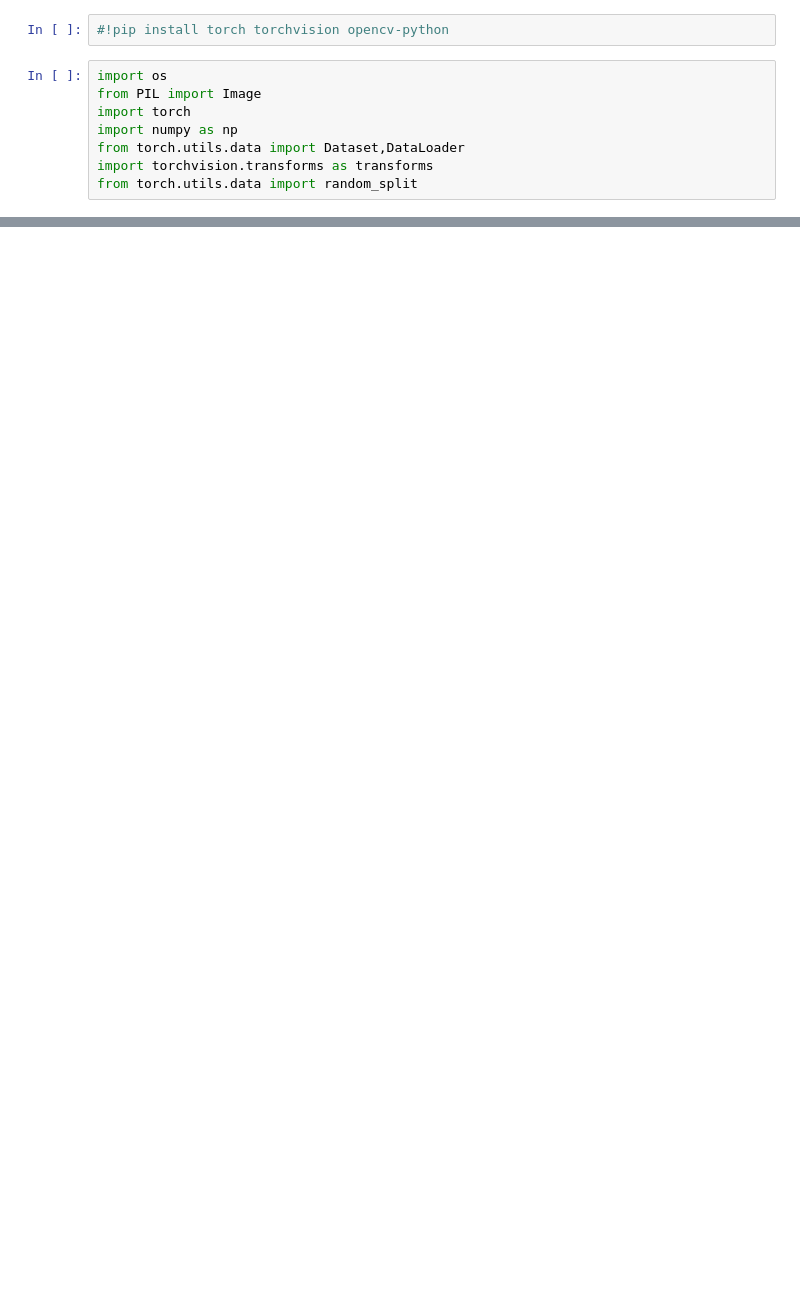
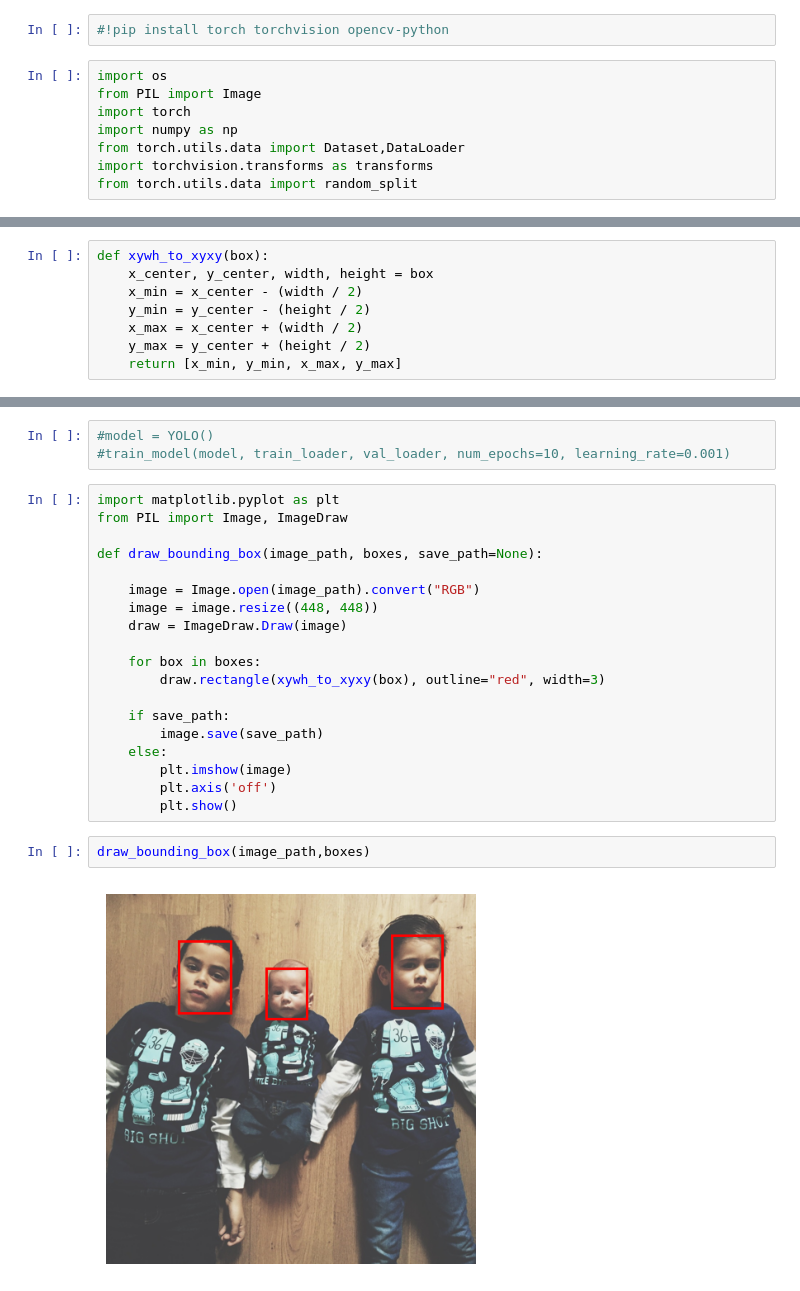
Before and after one commit to vasatodorovic/Face-detection-and-recognition, a Jupyter notebook: 0_FaceDection.ipynb, the cells around one changed output, grey strips where cells are left out. Saved outputs shown, nothing was run; the diff lists cells and outputs as text; blank space fills up the shorter version.

```diff
--- a/0_FaceDection.ipynb
+++ b/0_FaceDection.ipynb
@@ -83,0 +156,8 @@ train_dataset, val_dataset = random_split(train_val_dataset, [train_size, val_si
+# %%
+def xywh_to_xyxy(box):
+    x_center, y_center, width, height = box
+    x_min = x_center - (width / 2)
+    y_min = y_center - (height / 2)
+    x_max = x_center + (width / 2)
+    y_max = y_center + (height / 2)
+    return [x_min, y_min, x_max, y_max]
@@ -83,0 +295,26 @@ train_dataset, val_dataset = random_split(train_val_dataset, [train_size, val_si
+# %%
+#model = YOLO()
+#train_model(model, train_loader, val_loader, num_epochs=10, learning_rate=0.001)
+# %%
+import matplotlib.pyplot as plt
+from PIL import Image, ImageDraw
+
+def draw_bounding_box(image_path, boxes, save_path=None):
+
+    image = Image.open(image_path).convert("RGB")
+    image = image.resize((448, 448))
+    draw = ImageDraw.Draw(image)
+
+    for box in boxes:
+        draw.rectangle(xywh_to_xyxy(box), outline="red", width=3)
+
+    if save_path:
+        image.save(save_path)
+    else:
+        plt.imshow(image)
+        plt.axis('off')
+        plt.show()
+# %%
+draw_bounding_box(image_path,boxes)
+# %% [output]
+[figure, added]
```
Also changed, not shown: parts of 14 cells of this notebook.
